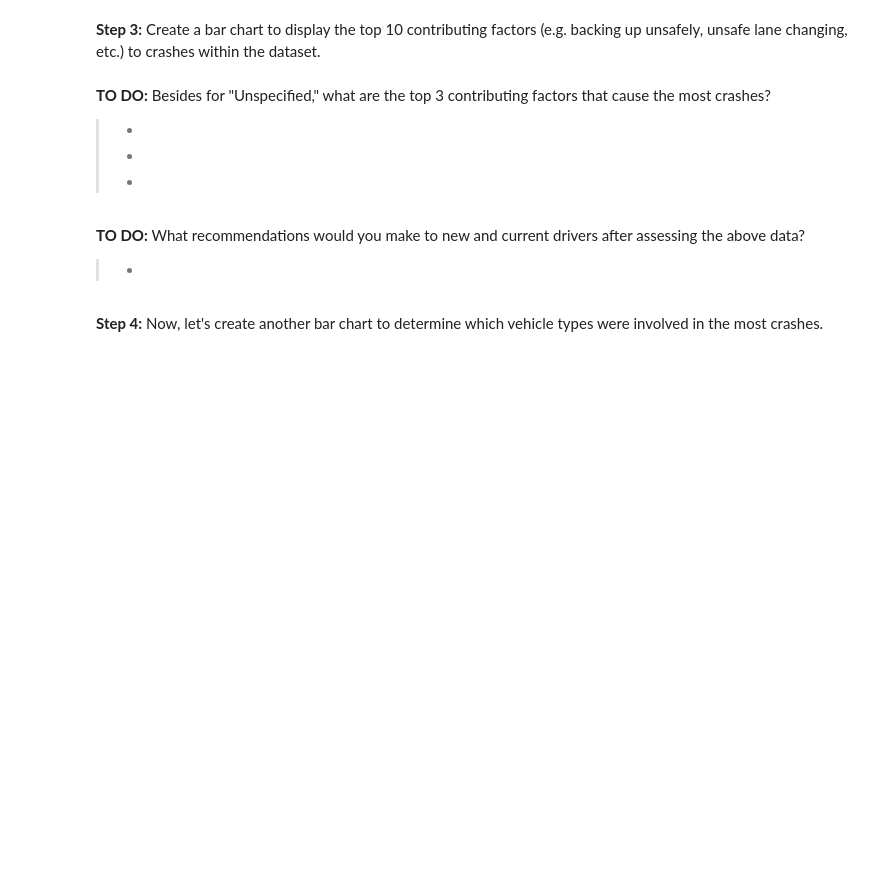
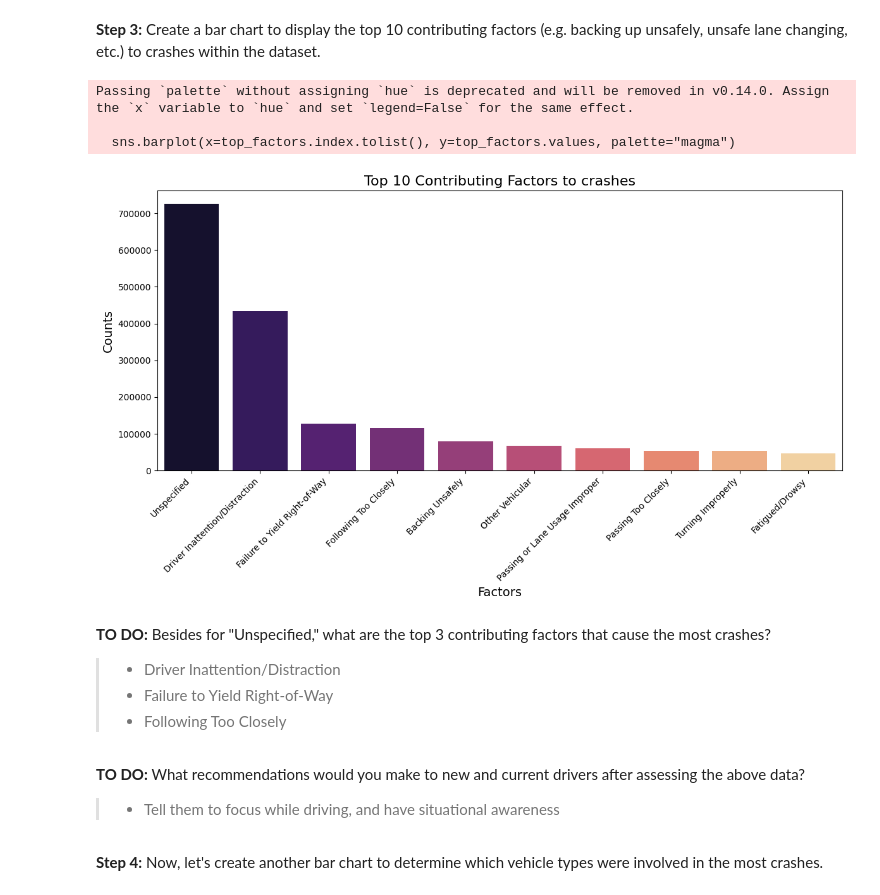
Before and after one commit to SilentStorm2k/Transportation-Data-Science-Project, a Jupyter notebook: Explorer_TDSP_Shivvanandh_Mohan.ipynb, the cells around one changed output. Drawn from its saved outputs; the diff is of its cells as text; code cells hidden in the pictures; blank space fills up the shorter version.

```diff
--- a/Explorer_TDSP_Shivvanandh_Mohan.ipynb
+++ b/Explorer_TDSP_Shivvanandh_Mohan.ipynb
@@ -212,28 +230,33 @@ LOCATION, LATITUDE, and LONGITUDE have the same count of missing values, indicat
 # %%
 #TODO: Plot a Bar Chart
 
 top_factors = data['CONTRIBUTING FACTOR VEHICLE 1'].value_counts().head(10)
 
 
 plt.figure(figsize=(12, 7))
 # TODO: Plotting the top contributing factors, fill in x as the index field of the variable 'top_factors'
-sns.barplot(x=__________, y=top_factors.values, palette="magma")
+sns.barplot(x=top_factors.index.tolist(), y=top_factors.values, palette="magma")
 plt.title('Top 10 Contributing Factors to crashes', fontsize=16)
-plt.xlabel('__________', fontsize=14)
-plt.ylabel('__________', fontsize=14)
+plt.xlabel('Factors', fontsize=14)
+plt.ylabel('Counts', fontsize=14)
 plt.xticks(rotation=45, ha='right')
 plt.tight_layout()
 plt.show()
+# %% [output]
+Passing `palette` without assigning `hue` is deprecated and will be removed in v0.14.0. Assign the `x` variable to `hue` and set `legend=False` for the same effect.
+
+  sns.barplot(x=top_factors.index.tolist(), y=top_factors.values, palette="magma")
+[figure, added]
 # %% [markdown]
 **TO DO:** Besides for "Unspecified," what are the top 3 contributing factors that cause the most crashes?
 
-> *
-> *
-> *
+> *  Driver Inattention/Distraction
+> *  Failure to Yield Right-of-Way
+> *  Following Too Closely
 # %% [markdown]
 **TO DO:** What recommendations would you make to new and current drivers after assessing the above data?
 
-> *
+> *   Tell them to focus while driving, and have situational awareness
 # %% [markdown]
 **Step 4:** Now, let's create another bar chart to determine which vehicle types were involved in the most crashes.
 # %%
```
Also changed, not shown: parts of 8 cells of this notebook.
